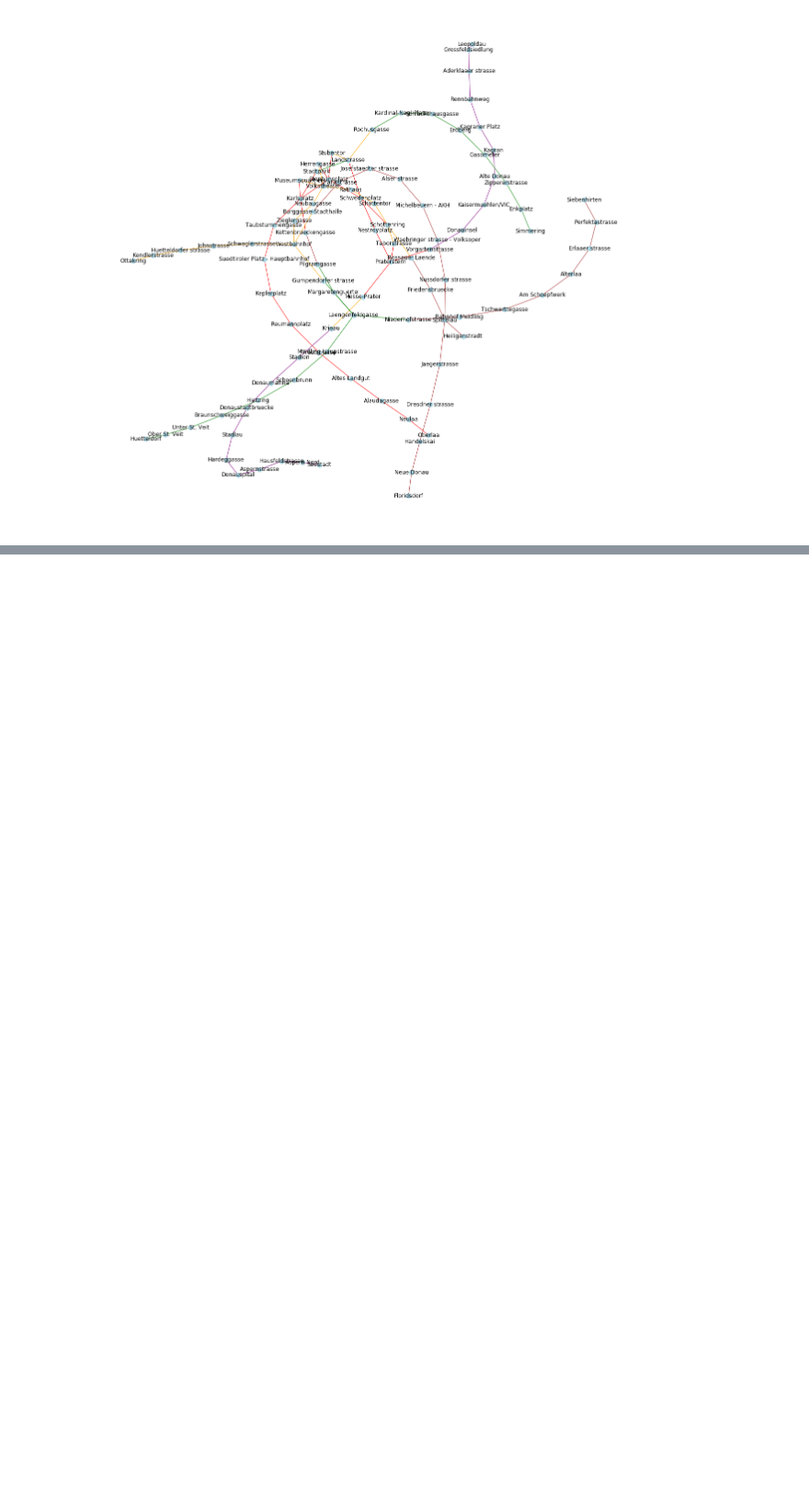
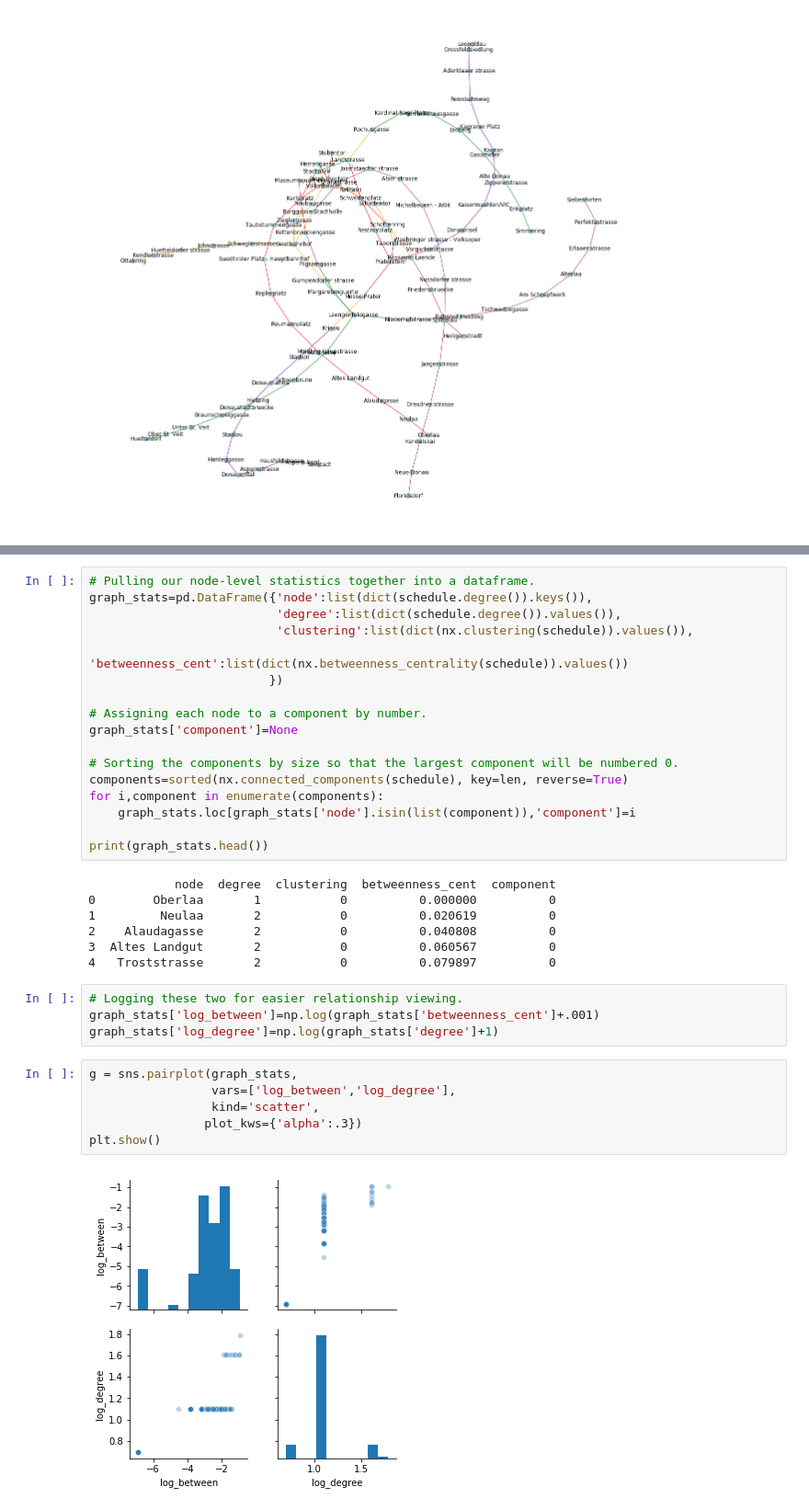
Before and after one commit to kimrharper/thinkful, a Jupyter notebook: unit6/unit6-2-6-challenge.ipynb, the cells around one changed output, grey strips where cells are left out. Shown: that part at 92% size. Saved outputs shown, nothing was run; the diff lists cells and outputs as text; blank space fills up the shorter version.

```diff
--- a/unit6/unit6-2-6-challenge.ipynb
+++ b/unit6/unit6-2-6-challenge.ipynb
@@ -86,0 +97,36 @@ plt.show()
+# %%
+# Pulling our node-level statistics together into a dataframe.
+graph_stats=pd.DataFrame({'node':list(dict(schedule.degree()).keys()),
+                          'degree':list(dict(schedule.degree()).values()),
+                          'clustering':list(dict(nx.clustering(schedule)).values()),
+                          'betweenness_cent':list(dict(nx.betweenness_centrality(schedule)).values())
+                         })
+
+# Assigning each node to a component by number.
+graph_stats['component']=None
+
+# Sorting the components by size so that the largest component will be numbered 0.
+components=sorted(nx.connected_components(schedule), key=len, reverse=True)
+for i,component in enumerate(components):
+    graph_stats.loc[graph_stats['node'].isin(list(component)),'component']=i
+
+print(graph_stats.head())
+# %% [output]
+            node  degree  clustering  betweenness_cent  component
+0        Oberlaa       1           0          0.000000          0
+1         Neulaa       2           0          0.020619          0
+2    Alaudagasse       2           0          0.040808          0
+3  Altes Landgut       2           0          0.060567          0
+4   Troststrasse       2           0          0.079897          0
+# %%
+# Logging these two for easier relationship viewing.
+graph_stats['log_between']=np.log(graph_stats['betweenness_cent']+.001)
+graph_stats['log_degree']=np.log(graph_stats['degree']+1)
+# %%
+g = sns.pairplot(graph_stats,
+                 vars=['log_between','log_degree'],
+                 kind='scatter',
+                plot_kws={'alpha':.3})
+plt.show()
+# %% [output]
+[figure, added]
```
Also changed, not shown: parts of 4 cells of this notebook, 1 other file.
